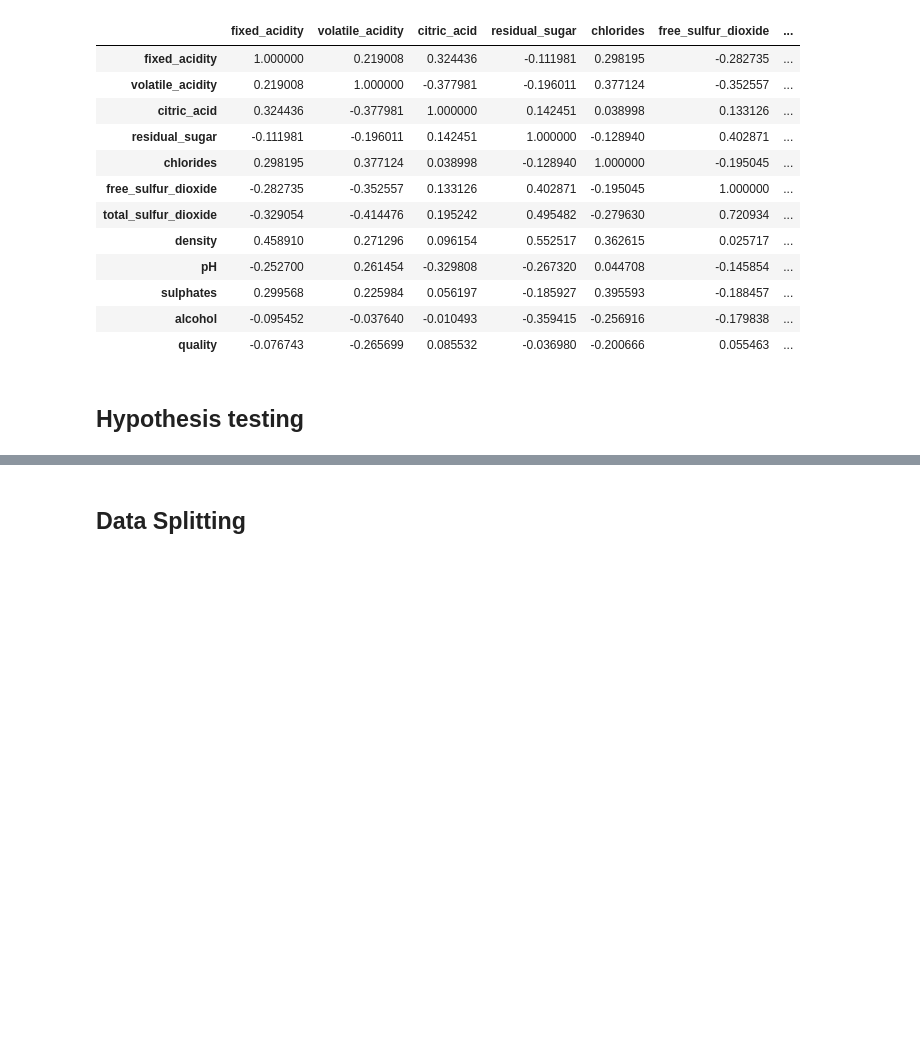
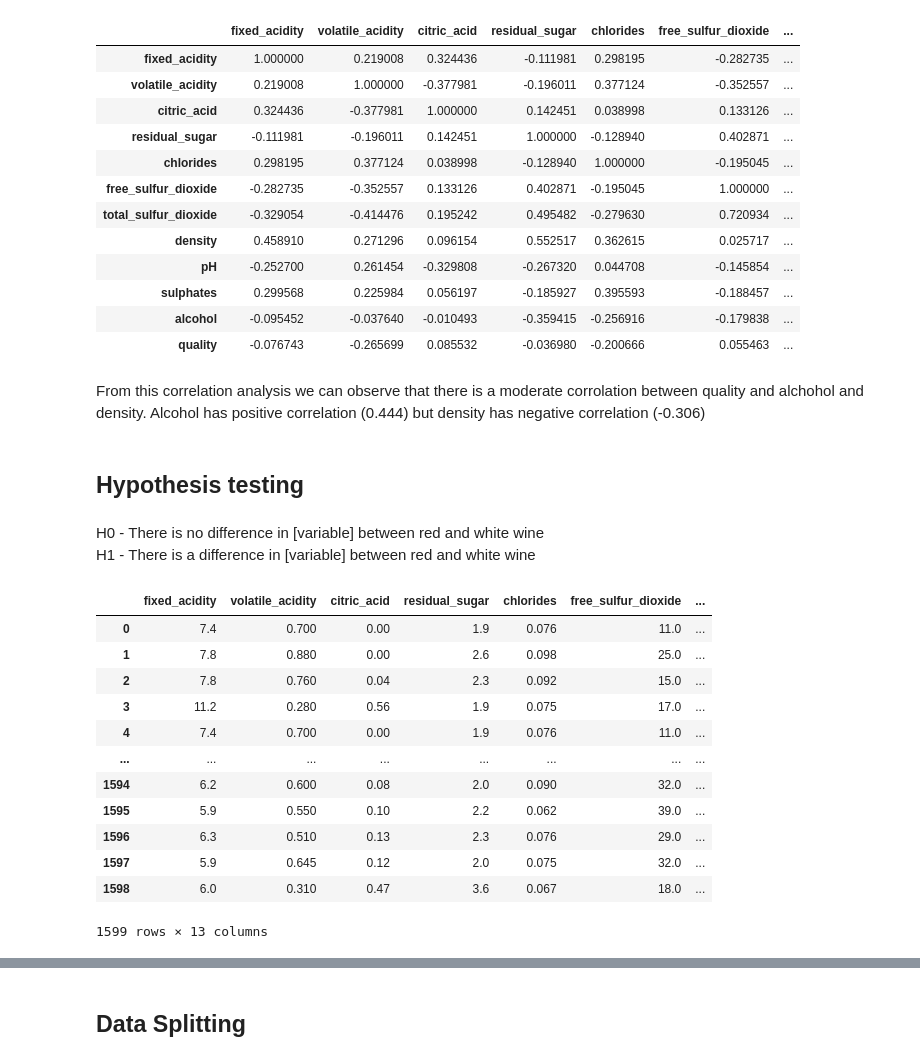
Before and after one commit to dmen04/DSA-6.1, a Jupyter notebook: src/Experiments.ipynb, the cells around one changed output, grey strips where cells are left out. Drawn from its saved outputs; the diff is of its cells as text; code cells hidden in the pictures; blank space fills up the shorter version.

```diff
--- a/src/Experiments.ipynb
+++ b/src/Experiments.ipynb
@@ -171,5 +171,28 @@ corr
 | sulphates | 0.299568 | 0.225984 | 0.056197 | -0.185927 | 0.395593 | -0.188457 | ... |
 | alcohol | -0.095452 | -0.037640 | -0.010493 | -0.359415 | -0.256916 | -0.179838 | ... |
 | quality | -0.076743 | -0.265699 | 0.085532 | -0.036980 | -0.200666 | 0.055463 | ... |
+# %% [markdown]
+From this correlation analysis we can observe that there is a moderate corrolation between quality and alchohol and density. Alcohol has positive correlation (0.444) but density has negative correlation (-0.306)
 # %% [markdown]
 ## Hypothesis testing
+# %% [markdown]
+H0 - There is no difference in [variable] between red and white wine <br>
+H1 - There is a difference in [variable] between red and white wine
+# %%
+red = df[df['color'] == 'red']
+
+red
+# %% [output]
+|  | fixed_acidity | volatile_acidity | citric_acid | residual_sugar | chlorides | free_sulfur_dioxide | ... |
+| 0 | 7.4 | 0.700 | 0.00 | 1.9 | 0.076 | 11.0 | ... |
+| 1 | 7.8 | 0.880 | 0.00 | 2.6 | 0.098 | 25.0 | ... |
+| 2 | 7.8 | 0.760 | 0.04 | 2.3 | 0.092 | 15.0 | ... |
+| 3 | 11.2 | 0.280 | 0.56 | 1.9 | 0.075 | 17.0 | ... |
+| 4 | 7.4 | 0.700 | 0.00 | 1.9 | 0.076 | 11.0 | ... |
+| ... | ... | ... | ... | ... | ... | ... | ... |
+| 1594 | 6.2 | 0.600 | 0.08 | 2.0 | 0.090 | 32.0 | ... |
+| 1595 | 5.9 | 0.550 | 0.10 | 2.2 | 0.062 | 39.0 | ... |
+| 1596 | 6.3 | 0.510 | 0.13 | 2.3 | 0.076 | 29.0 | ... |
+| 1597 | 5.9 | 0.645 | 0.12 | 2.0 | 0.075 | 32.0 | ... |
+| 1598 | 6.0 | 0.310 | 0.47 | 3.6 | 0.067 | 18.0 | ... |
+1599 rows × 13 columns
```
Also changed, not shown: parts of 3 cells of this notebook.
